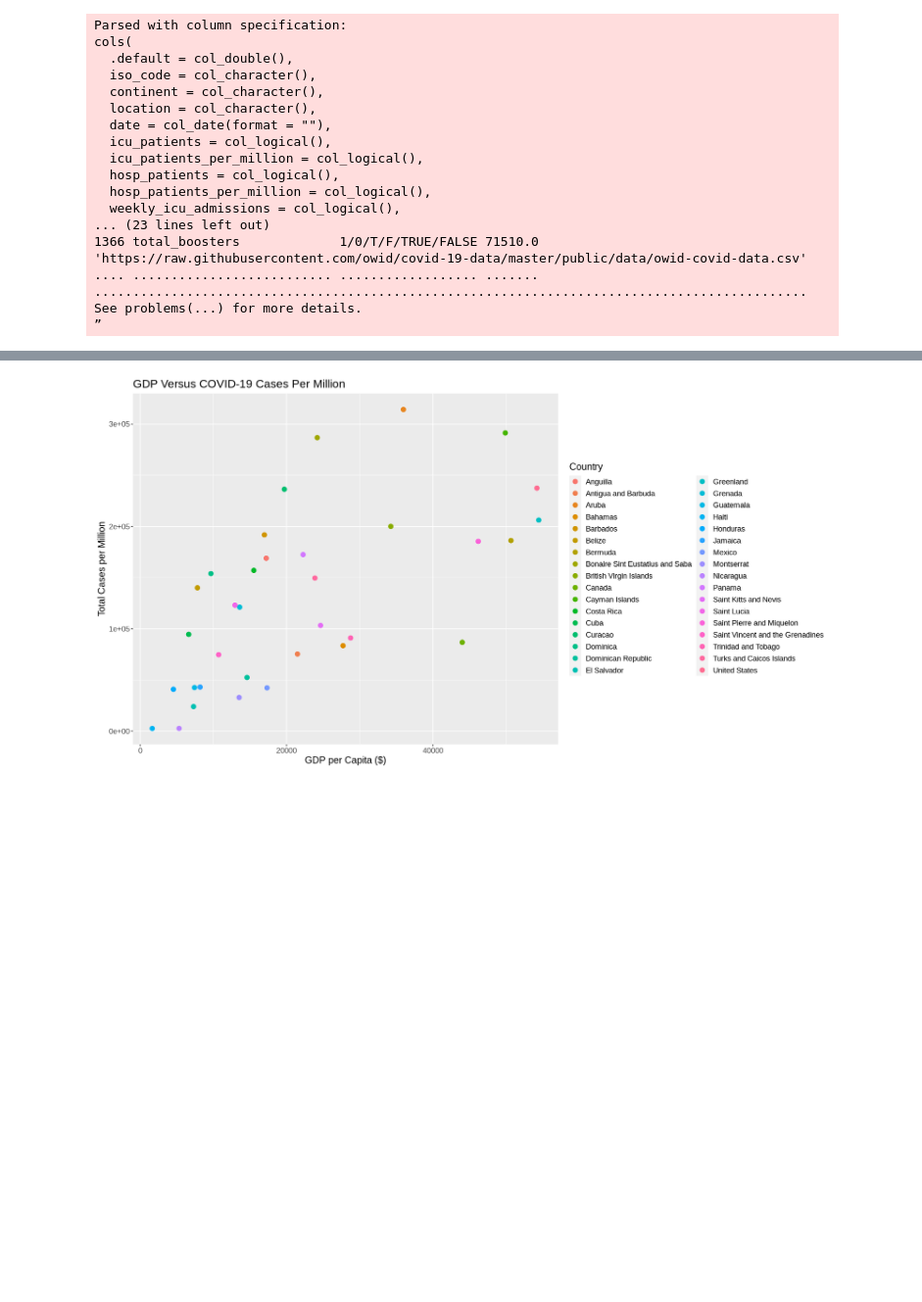
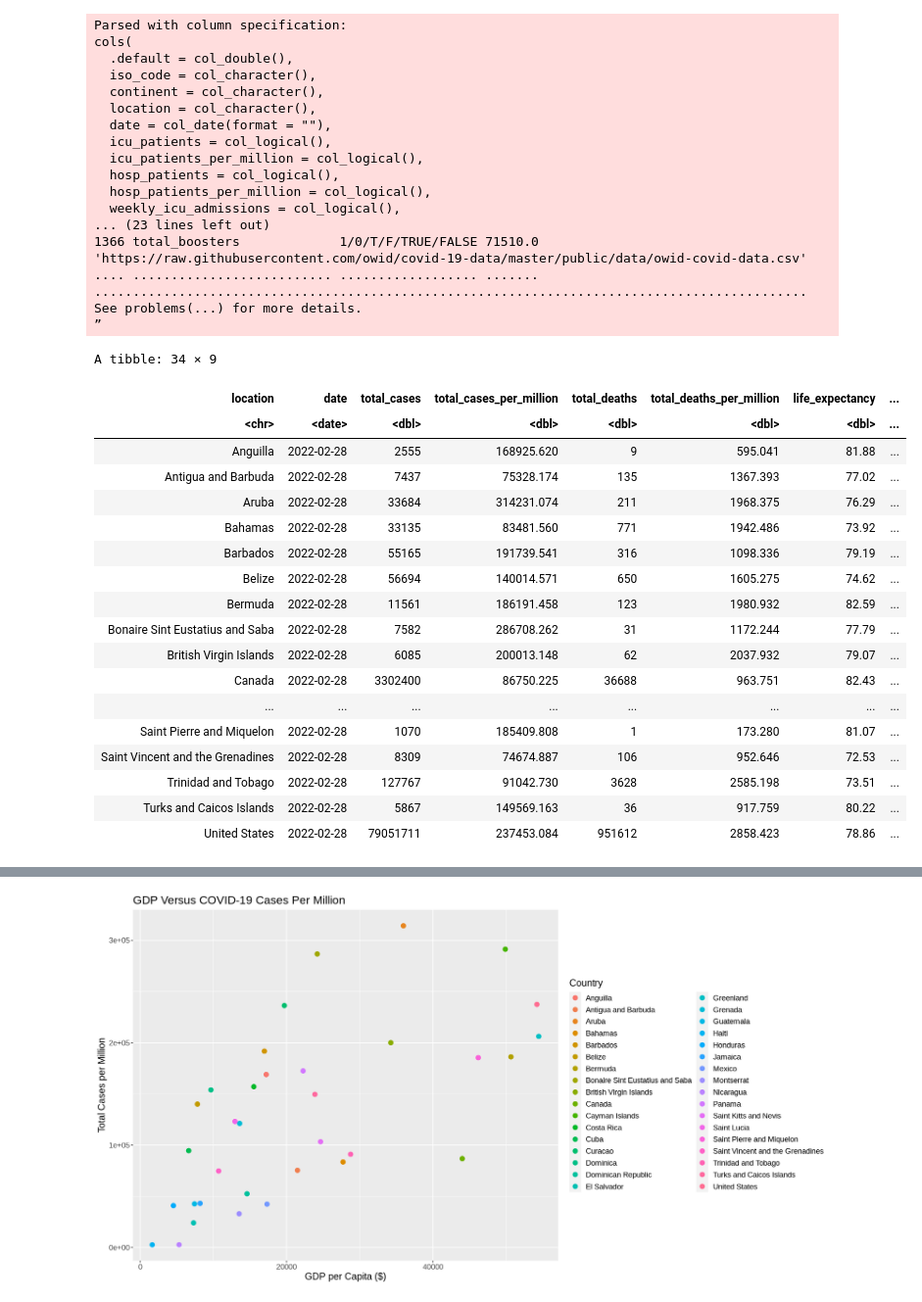
Before and after one commit to jerryyvn/DSCI-Group-11-Project, a Jupyter notebook: project_proposal.ipynb, the cells around one changed output, grey strips where cells are left out. Shown at 98% size. Drawn from its saved outputs; the diff is of its cells as text; code cells hidden in the pictures; blank space fills up the shorter version.

```diff
--- a/project_proposal.ipynb
+++ b/project_proposal.ipynb
@@ -64,11 +64,33 @@ See problems(...) for more details.
 # %%
 # FILTER RELEVANT COLS
 
 filtered_covid_data <- filter(covid_data, continent == "North America", date == "2022-02-28")
 relevant_covid_data <- filtered_covid_data %>%
-            select(location, date, total_cases, total_cases_per_million, total_deaths, total_deaths_per_million, life_expectancy, gdp_per_capita, human_development_index)
+            select(location, date, total_cases, total_cases_per_million, total_deaths,
+                   total_deaths_per_million, life_expectancy, gdp_per_capita, human_development_index) %>%
+            filter(!is.na(total_cases))
 #Data with NA values
-#relevant_covid_data
+relevant_covid_data
+# %% [output]
+A tibble: 34 × 9
+| location | date | total_cases | total_cases_per_million | total_deaths | total_deaths_per_million | life_expectancy | ... |
+| <chr> | <date> | <dbl> | <dbl> | <dbl> | <dbl> | <dbl> | ... |
+| Anguilla | 2022-02-28 | 2555 | 168925.620 | 9 | 595.041 | 81.88 | ... |
+| Antigua and Barbuda | 2022-02-28 | 7437 | 75328.174 | 135 | 1367.393 | 77.02 | ... |
+| Aruba | 2022-02-28 | 33684 | 314231.074 | 211 | 1968.375 | 76.29 | ... |
+| Bahamas | 2022-02-28 | 33135 | 83481.560 | 771 | 1942.486 | 73.92 | ... |
+| Barbados | 2022-02-28 | 55165 | 191739.541 | 316 | 1098.336 | 79.19 | ... |
+| Belize | 2022-02-28 | 56694 | 140014.571 | 650 | 1605.275 | 74.62 | ... |
+| Bermuda | 2022-02-28 | 11561 | 186191.458 | 123 | 1980.932 | 82.59 | ... |
+| Bonaire Sint Eustatius and Saba | 2022-02-28 | 7582 | 286708.262 | 31 | 1172.244 | 77.79 | ... |
+| British Virgin Islands | 2022-02-28 | 6085 | 200013.148 | 62 | 2037.932 | 79.07 | ... |
+| Canada | 2022-02-28 | 3302400 | 86750.225 | 36688 | 963.751 | 82.43 | ... |
+| ... | ... | ... | ... | ... | ... | ... | ... |
+| Saint Pierre and Miquelon | 2022-02-28 | 1070 | 185409.808 | 1 | 173.280 | 81.07 | ... |
+| Saint Vincent and the Grenadines | 2022-02-28 | 8309 | 74674.887 | 106 | 952.646 | 72.53 | ... |
+| Trinidad and Tobago | 2022-02-28 | 127767 | 91042.730 | 3628 | 2585.198 | 73.51 | ... |
+| Turks and Caicos Islands | 2022-02-28 | 5867 | 149569.163 | 36 | 917.759 | 80.22 | ... |
+| United States | 2022-02-28 | 79051711 | 237453.084 | 951612 | 2858.423 | 78.86 | ... |
 # %%
 # CHANGING NA VALUES
 
```
Also changed, not shown: parts of 2 cells of this notebook, 1 other file.
